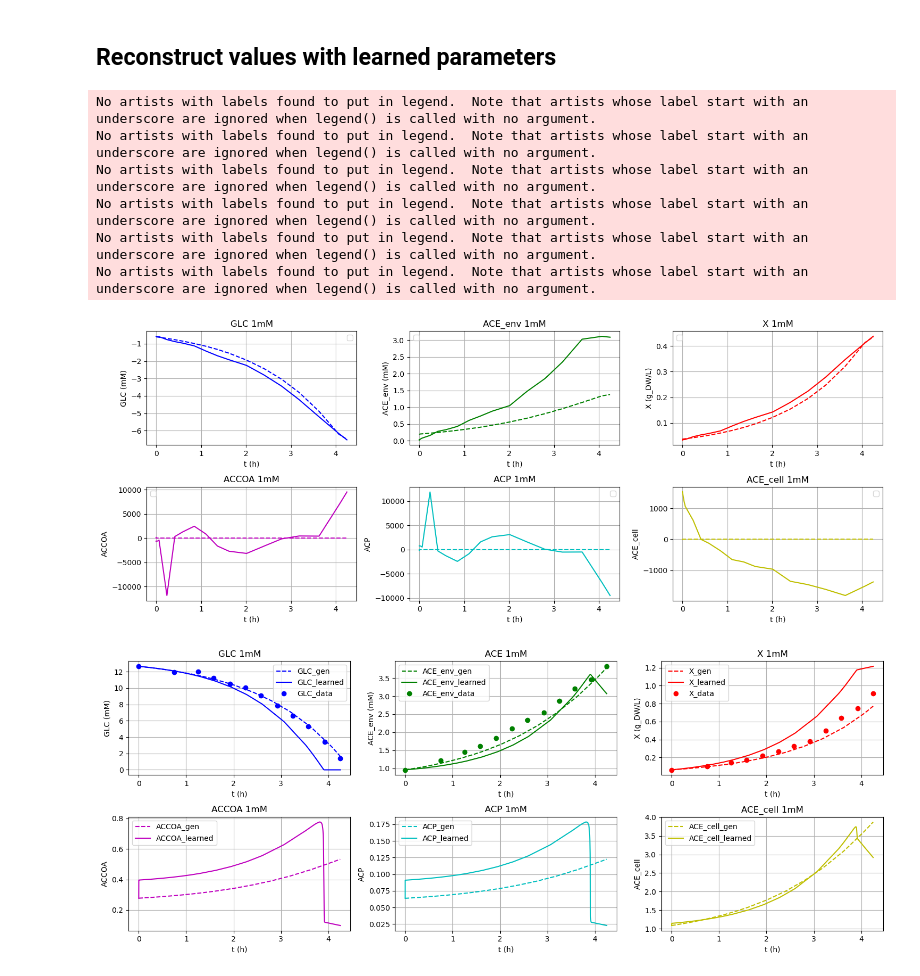
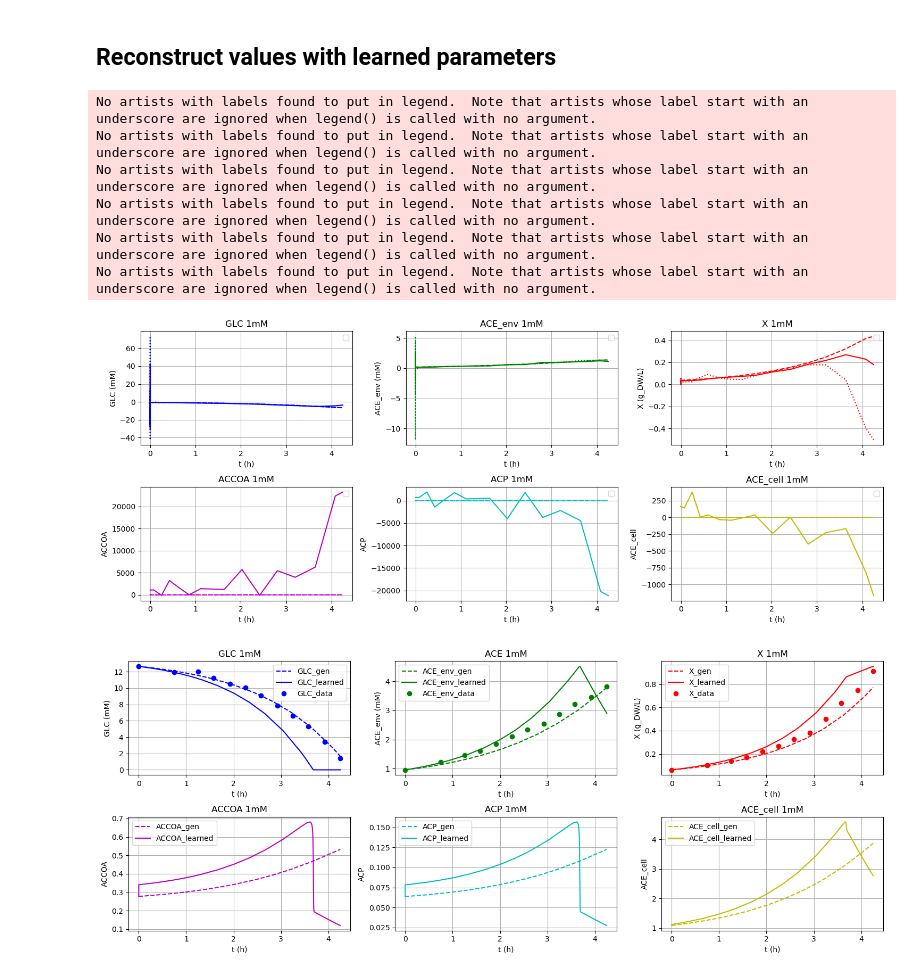
Before and after one commit to brsynth/PINN, a Jupyter notebook: Millard_pinn_toy.ipynb, the cells around one changed output. Drawn from its saved outputs; the diff is of its cells as text; code cells hidden in the pictures.

```diff
--- a/Millard_pinn_toy.ipynb
+++ b/Millard_pinn_toy.ipynb
@@ -15,9 +15,9 @@ ACE_env_1_0 = 0.958577777777778
 X_1_0 = 0.06308
 
 # These initial conditions were found intuitively
-ACCOA_1_0 = 0.2775434695293498
-ACP_1_0 = 0.06379892321935952
-ACE_cell_1_0 = 1.0883209452496905
+ACCOA_1_0 = 0.27745
+ACP_1_0 = 0.06377
+ACE_cell_1_0 = 1.0874
 
 # Initial conditions vector
 y_1_0 = [GLC_1_0, ACE_env_1_0, X_1_0, ACCOA_1_0, ACP_1_0, ACE_cell_1_0]
@@ -162,10 +147,9 @@ pinn_cell = Pinn(ode_residual_dict=ODE_residual_dict_Millard,
                  data_t=data_t,
                  variables_data=variable_data,
                  variables_no_data=variable_no_data,
-                 parameter_names=parameters_names,
-                 true_parameters=true_parameters,
+                 parameter_names=parameter_names,
                  constants_dict=constants_dict,
-                 residual_weights = residual_weights
+                 residual_weights=residual_weights
                  )
 # %%
 # Training
@@ -392,73 +376,76 @@ plt.show()
 ## Reconstruct values with learned parameters
 # %%
 #Plot derivatives (dashed) and equations (full)
+learned = DICT.copy()
+learned = learned | dict(zip(parameter_names, learned_parameters))
+
 y = np.array([GLC_pred.detach().numpy(),ACE_env_pred.detach().numpy(),X_pred.detach().numpy(),ACCOA_pred.detach().numpy(),ACP_pred.detach().numpy(),ACE_cell_pred.detach().numpy()])
 
 fig, axs = plt.subplots(2, 3, figsize=(15, 6))
 
-axs[0,0].plot(res.t, np.array([deriv_Millard(0,y[:,i],DICT)[0] for i in range(len(res.t))]), color='b')
+axs[0,0].plot(res.t, np.array([deriv_Millard(0,y[:,i],learned)[0] for i in range(len(res.t))]), color='b')
 axs[0,0].plot(res.t, np.gradient(GLC,res.t), color='b', linestyle='dashed')
-#axs[0,0].plot(res.t, np.gradient(GLC_pred.detach().numpy(),res.t), color='b', linestyle=':')
+axs[0,0].plot(res.t, np.gradient(GLC_pred.detach().numpy(),res.t), color='b', linestyle=':')
 axs[0,0].set_title('GLC 1mM')
 axs[0,0].set_xlabel('t (h)')
 axs[0,0].set_ylabel('GLC (mM)')
 axs[0,0].legend()
 axs[0,0].grid(True)
 
-axs[0,1].plot(res.t, np.array([deriv_Millard(0,y[:,i],DICT)[1] for i in range(len(res.t))]), color='g')
+axs[0,1].plot(res.t, np.array([deriv_Millard(0,y[:,i],learned)[1] for i in range(len(res.t))]), color='g')
 axs[0,1].plot(res.t, np.gradient(ACE_env,res.t), color='g', linestyle='dashed')
-#axs[0,1].plot(res.t, np.gradient(ACE_env_pred.detach().numpy(),res.t), color='g', linestyle=':')
+axs[0,1].plot(res.t, np.gradient(ACE_env_pred.detach().numpy(),res.t), color='g', linestyle=':')
 axs[0,1].set_title('ACE_env 1mM')
 axs[0,1].set_xlabel('t (h)')
 axs[0,1].set_ylabel('ACE_env (mM)')
 axs[0,1].legend()
 axs[0,1].grid(True)
 
-axs[0,2].plot(res.t, np.array([deriv_Millard(0,y[:,i],DICT)[2] for i in range(len(res.t))]), color='r')
+axs[0,2].plot(res.t, np.array([deriv_Millard(0,y[:,i],learned)[2] for i in range(len(res.t))]), color='r')
 axs[0,2].plot(res.t, np.gradient(X,res.t), color='r', linestyle='dashed')
-#axs[0,2].plot(res.t, np.gradient(X_pred.detach().numpy(),res.t), color='r', linestyle=':')
+axs[0,2].plot(res.t, np.gradient(X_pred.detach().numpy(),res.t), color='r', linestyle=':')
 axs[0,2].set_title('X 1mM')
 axs[0,2].set_xlabel('t (h)')
 axs[0,2].set_ylabel('X (g_DW/L)')
 axs[0,2].legend()
 axs[0,2].grid(True)
 
-axs[1,0].plot(res.t, np.array([deriv_Millard(0,y[:,i],DICT)[3] for i in range(len(res.t))]), color='m')
+axs[1,0].plot(res.t, np.array([deriv_Millard(0,y[:,i],learned)[3] for i in range(len(res.t))]), color='m')
 axs[1,0].plot(res.t, np.gradient(ACCOA,res.t), color='m', linestyle='dashed')
-#axs[1,0].plot(res.t, np.gradient(ACCOA_pred.detach().numpy(),res.t), color='m', linestyle=':')
+axs[1,0].plot(res.t, np.gradient(ACCOA_pred.detach().numpy(),res.t), color='m', linestyle=':')
 axs[1,0].set_title('ACCOA 1mM')
 axs[1,0].set_xlabel('t (h)')
 axs[1,0].set_ylabel('ACCOA')
 axs[1,0].legend()
 axs[1,0].grid(True)
 
-axs[1,1].plot(res.t, np.array([deriv_Millard(0,y[:,i],DICT)[4] for i in range(len(res.t))]), color='c')
+axs[1,1].plot(res.t, np.array([deriv_Millard(0,y[:,i],learned)[4] for i in range(len(res.t))]), color='c')
 axs[1,1].plot(res.t, np.gradient(ACP,res.t), color='c', linestyle='dashed')
-#axs[1,1].plot(res.t, np.gradient(ACP_pred.detach().numpy(),res.t), color='c', linestyle=':')
+axs[1,1].plot(res.t, np.gradient(ACP_pred.detach().numpy(),res.t), color='c', linestyle=':')
 axs[1,1].set_title('ACP 1mM')
 axs[1,1].set_xlabel('t (h)')
 axs[1,1].set_ylabel('ACP')
 axs[1,1].legend()
 axs[1,1].grid(True)
 
-axs[1,2].plot(res.t, np.array([deriv_Millard(0,y[:,i],DICT)[5] for i in range(len(res.t))]), color='y')
+axs[1,2].plot(res.t, np.array([deriv_Millard(0,y[:,i],learned)[5] for i in range(len(res.t))]), color='y')
 axs[1,2].plot(res.t, np.gradient(ACE_cell,res.t), color='y', linestyle='dashed')
-#axs[1,2].plot(res.t, np.gradient(ACE_cell_pred.detach().numpy(),res.t), color='y', linestyle=':')
+axs[1,2].plot(res.t, np.gradient(ACE_cell_pred.detach().numpy(),res.t), color='y', linestyle=':')
 axs[1,2].set_title('ACE_cell 1mM')
 axs[1,2].set_xlabel('t (h)')
 axs[1,2].set_ylabel('ACE_cell')
 axs[1,2].legend()
 axs[1,2].grid(True)
 
 plt.tight_layout()
 plt.show()
 # %% [output]
 No artists with labels found to put in legend.  Note that artists whose label start with an underscore are ignored when legend() is called with no argument.
 No artists with labels found to put in legend.  Note that artists whose label start with an underscore are ignored when legend() is called with no argument.
 No artists with labels found to put in legend.  Note that artists whose label start with an underscore are ignored when legend() is called with no argument.
 No artists with labels found to put in legend.  Note that artists whose label start with an underscore are ignored when legend() is called with no argument.
 No artists with labels found to put in legend.  Note that artists whose label start with an underscore are ignored when legend() is called with no argument.
 No artists with labels found to put in legend.  Note that artists whose label start with an underscore are ignored when legend() is called with no argument.
-[figure, old version]
+[figure, new version]
 # %%
 # Integrate the Millard's model equations over the time grid
@@ -478,7 +462,7 @@ GLC_learned, ACE_env_learned, X_learned, ACCOA_learned, ACP_learned, ACE_cell_le
 fig, axs = plt.subplots(2, 3, figsize=(15, 6))
 
 axs[0,0].plot(data_t, GLC, linestyle='dashed', label='GLC_gen', color='b')
-axs[0,0].plot(res.t, GLC_learned, label='GLC_learned', color='b')
+axs[0,0].plot(net_res.t, GLC_learned, label='GLC_learned', color='b')
 axs[0,0].plot(data_t_1, data_1[1:, 3], 'o', label='GLC_data', color='b')
 axs[0,0].set_title('GLC 1mM')
 axs[0,0].set_xlabel('t (h)')
@@ -487,7 +471,7 @@ axs[0,0].legend()
 axs[0,0].grid(True)
 
 axs[0,1].plot(data_t, ACE_env, linestyle='dashed', label='ACE_env_gen', color='g')
-axs[0,1].plot(res.t, ACE_env_learned, label='ACE_env_learned', color='g')
+axs[0,1].plot(net_res.t, ACE_env_learned, label='ACE_env_learned', color='g')
 axs[0,1].plot(data_t_1, data_1[1:, 1], 'o', label='ACE_env_data', color='g')
 axs[0,1].set_title('ACE 1mM')
 axs[0,1].set_xlabel('t (h)')
@@ -496,7 +480,7 @@ axs[0,1].legend()
 axs[0,1].grid(True)
 
 axs[0,2].plot(data_t, X, linestyle='dashed', label='X_gen', color='r')
-axs[0,2].plot(res.t, X_learned,label='X_learned', color='r')
+axs[0,2].plot(net_res.t, X_learned,label='X_learned', color='r')
 axs[0,2].plot(data_t_1, data_1[1:, 2], 'o',label='X_data', color='r')
 axs[0,2].set_title('X 1mM')
 axs[0,2].set_xlabel('t (h)')
@@ -505,7 +489,7 @@ axs[0,2].legend()
 axs[0,2].grid(True)
 
 axs[1,0].plot(data_t, ACCOA, linestyle='dashed', label='ACCOA_gen', color='m')
-axs[1,0].plot(res.t, ACCOA_learned, label='ACCOA_learned', color='m')
+axs[1,0].plot(net_res.t, ACCOA_learned, label='ACCOA_learned', color='m')
 axs[1,0].set_title('ACCOA 1mM')
 axs[1,0].set_xlabel('t (h)')
 axs[1,0].set_ylabel('ACCOA')
@@ -513,7 +497,7 @@ axs[1,0].legend()
 axs[1,0].grid(True)
 
 axs[1,1].plot(data_t, ACP, linestyle='dashed', label='ACP_gen', color='c')
-axs[1,1].plot(res.t, ACP_learned, label='ACP_learned', color='c')
+axs[1,1].plot(net_res.t, ACP_learned, label='ACP_learned', color='c')
 axs[1,1].set_title('ACP 1mM')
 axs[1,1].set_xlabel('t (h)')
 axs[1,1].set_ylabel('ACP')
@@ -521,7 +505,7 @@ axs[1,1].legend()
 axs[1,1].grid(True)
 
 axs[1,2].plot(data_t, ACE_cell, linestyle='dashed', label='ACE_cell_gen', color='y')
-axs[1,2].plot(res.t, ACE_cell_learned, label='ACE_cell_learned', color='y')
+axs[1,2].plot(net_res.t, ACE_cell_learned, label='ACE_cell_learned', color='y')
 axs[1,2].set_title('ACE_cell 1mM')
 axs[1,2].set_xlabel('t (h)')
 axs[1,2].set_ylabel('ACE_cell')
@@ -531,7 +515,7 @@ axs[1,2].grid(True)
 plt.tight_layout()
 plt.show()
 # %% [output]
-[figure, old version]
+[figure, new version]
 # %%
 # Print and compare parameters
 from tools import param_error_percentages
```
Also changed, not shown: parts of 7 cells of this notebook, 4 other files.
